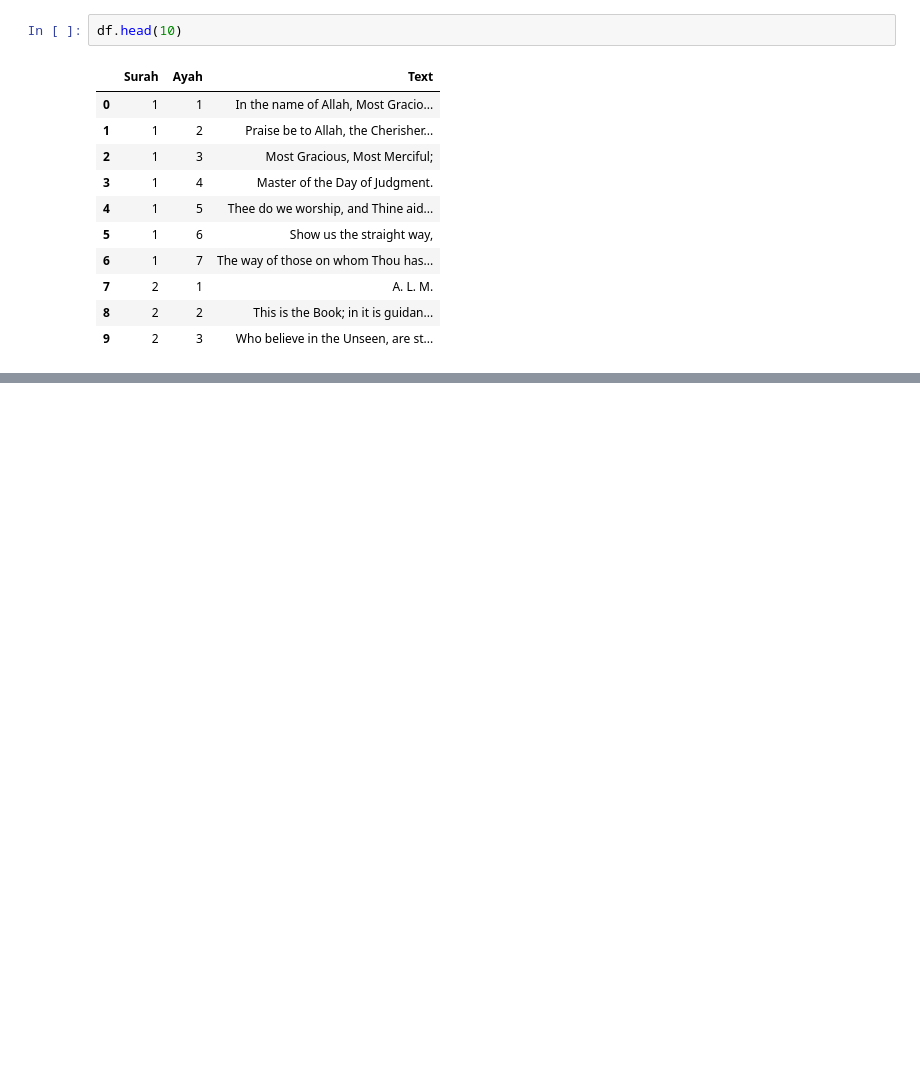
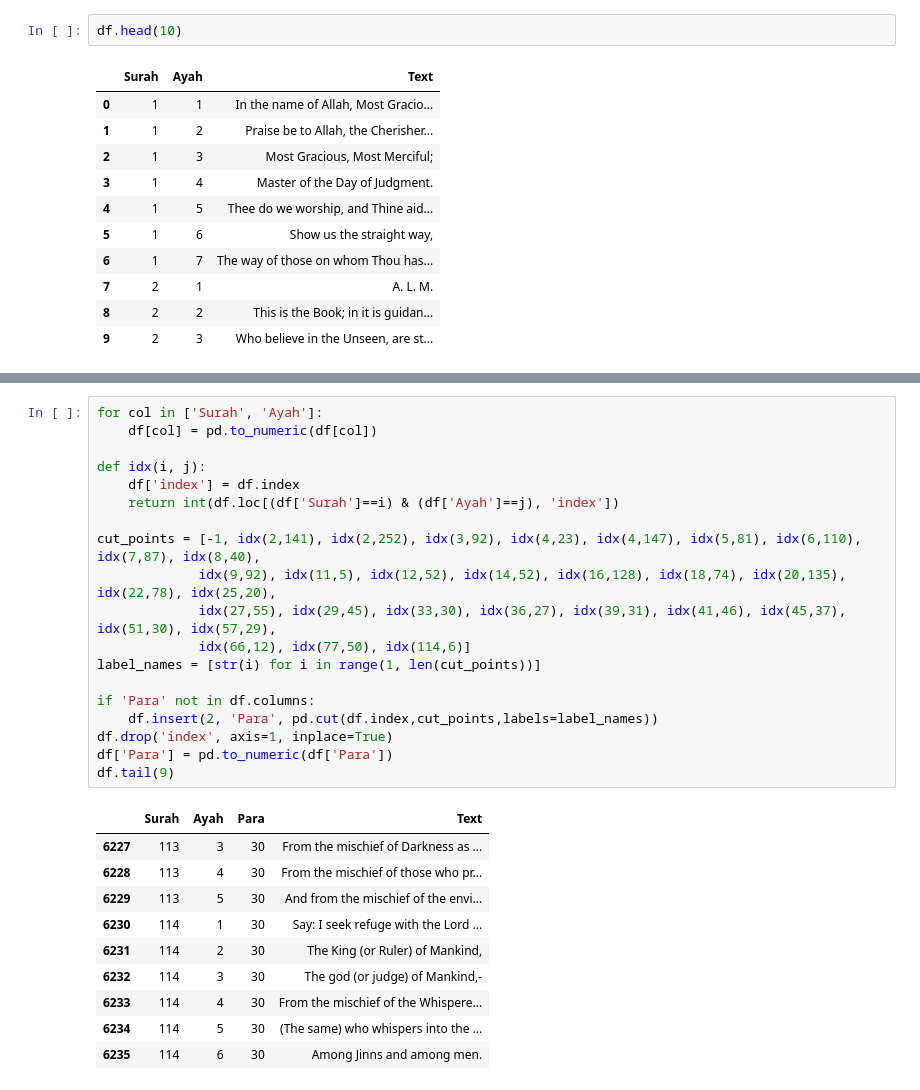
Before and after one commit to skazim/HolyQuranAnalysis, a Jupyter notebook: HolyQuranAnalysis.ipynb, the cells around one changed output, grey strips where cells are left out. Cells and saved outputs as stored; diff of their text form; blank space fills up the shorter version.

```diff
--- a/HolyQuranAnalysis.ipynb
+++ b/HolyQuranAnalysis.ipynb
@@ -34,0 +68,30 @@ df.head(10)
+# %%
+for col in ['Surah', 'Ayah']:
+    df[col] = pd.to_numeric(df[col])
+
+def idx(i, j):
+    df['index'] = df.index
+    return int(df.loc[(df['Surah']==i) & (df['Ayah']==j), 'index'])
+
+cut_points = [-1, idx(2,141), idx(2,252), idx(3,92), idx(4,23), idx(4,147), idx(5,81), idx(6,110), idx(7,87), idx(8,40),
+             idx(9,92), idx(11,5), idx(12,52), idx(14,52), idx(16,128), idx(18,74), idx(20,135), idx(22,78), idx(25,20),
+             idx(27,55), idx(29,45), idx(33,30), idx(36,27), idx(39,31), idx(41,46), idx(45,37), idx(51,30), idx(57,29),
+             idx(66,12), idx(77,50), idx(114,6)]
+label_names = [str(i) for i in range(1, len(cut_points))]
+
+if 'Para' not in df.columns:
+    df.insert(2, 'Para', pd.cut(df.index,cut_points,labels=label_names))
+df.drop('index', axis=1, inplace=True)
+df['Para'] = pd.to_numeric(df['Para'])
+df.tail(9)
+# %% [output]
+|  | Surah | Ayah | Para | Text |
+| 6227 | 113 | 3 | 30 | From the mischief of Darkness as ... |
+| 6228 | 113 | 4 | 30 | From the mischief of those who pr... |
+| 6229 | 113 | 5 | 30 | And from the mischief of the envi... |
+| 6230 | 114 | 1 | 30 | Say: I seek refuge with the Lord ... |
+| 6231 | 114 | 2 | 30 | The King (or Ruler) of Mankind, |
+| 6232 | 114 | 3 | 30 | The god (or judge) of Mankind,- |
+| 6233 | 114 | 4 | 30 | From the mischief of the Whispere... |
+| 6234 | 114 | 5 | 30 | (The same) who whispers into the ... |
+| 6235 | 114 | 6 | 30 | Among Jinns and among men. |
```
Also changed, not shown: parts of 4 cells of this notebook.
